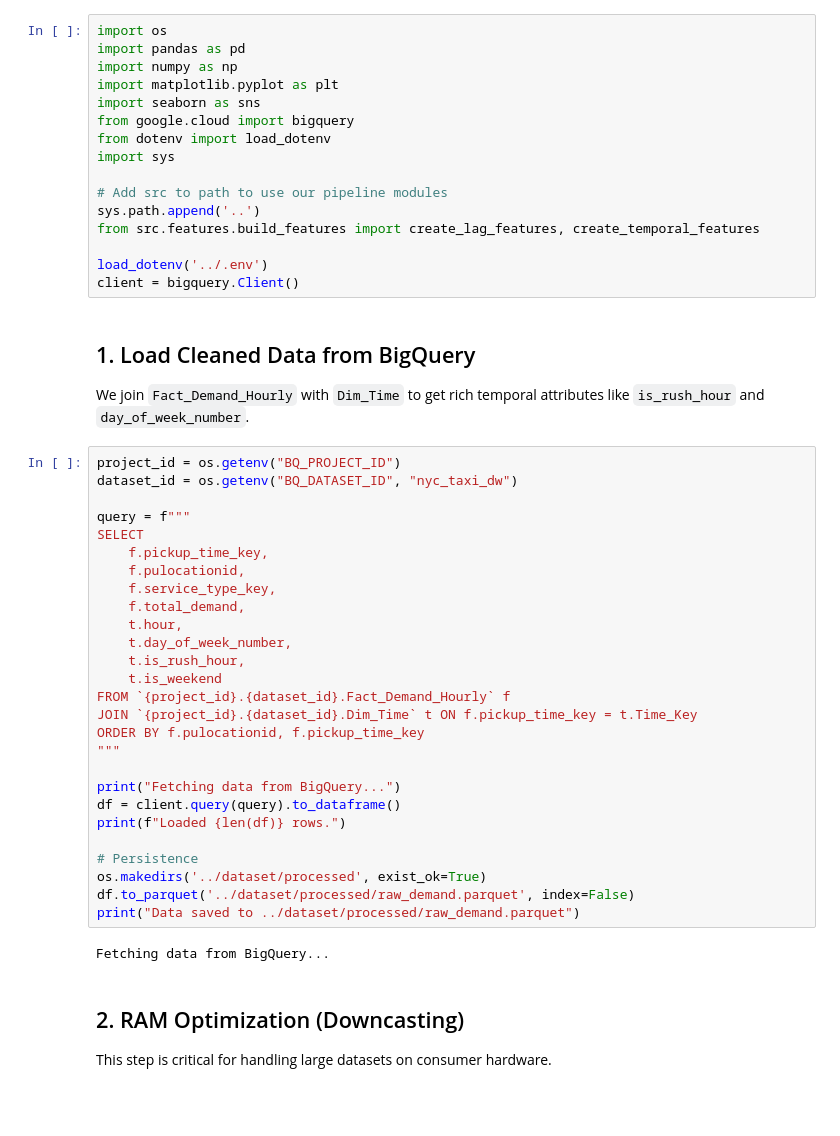
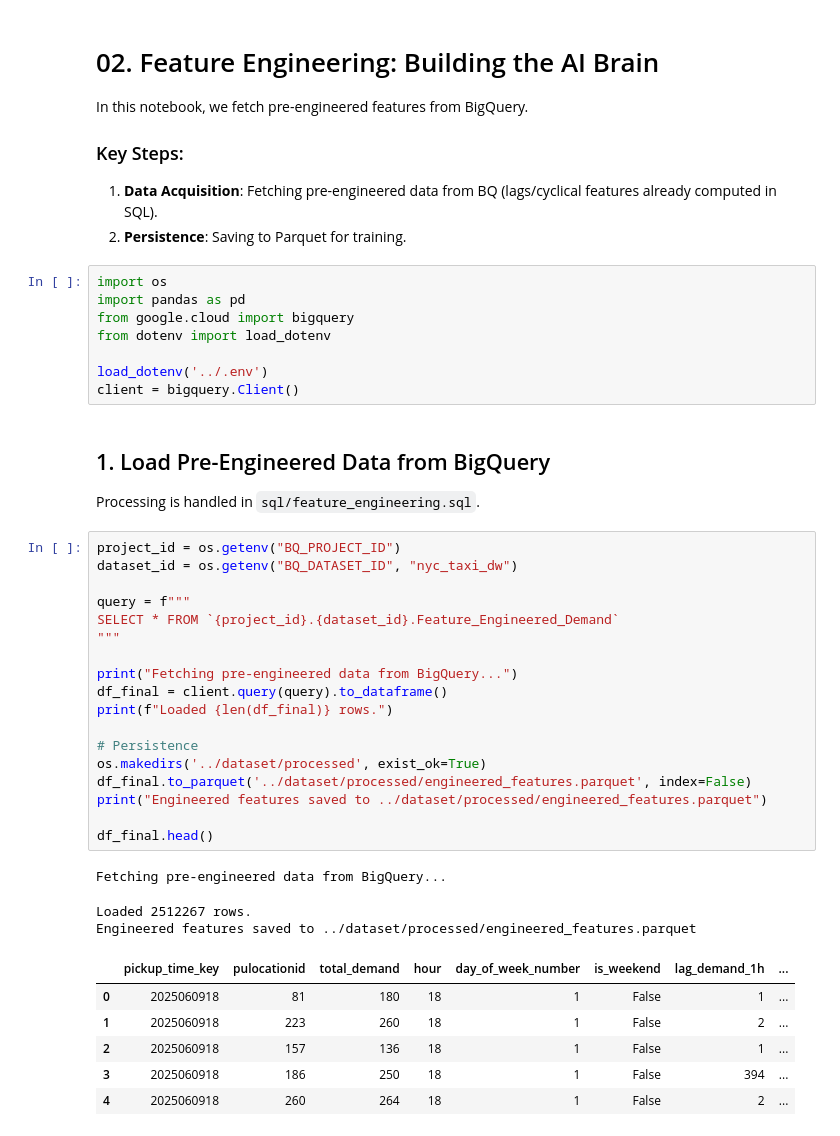
Before and after one commit to thanhtan2210/DW-and-DSS-for-Travel-Demand-Predicttion, a Jupyter notebook: notebooks/02_feature_engineering.ipynb, the cells around one changed output. Drawn from its saved outputs; the diff is of its cells as text; blank space fills up the shorter version.

Commit message:
docs: finalize ML notebooks and add master ML execution script

```diff
--- a/notebooks/02_feature_engineering.ipynb
+++ b/notebooks/02_feature_engineering.ipynb
@@ -12,51 +1,47 @@ In this notebook, we transform raw hourly demand data into a high-signal feature
+# %% [markdown]
+# 02. Feature Engineering: Building the AI Brain
+
+In this notebook, we fetch pre-engineered features from BigQuery.
+
+### Key Steps:
+1. **Data Acquisition**: Fetching pre-engineered data from BQ (lags/cyclical features already computed in SQL).
+2. **Persistence**: Saving to Parquet for training.
 # %%
 import os
 import pandas as pd
-import numpy as np
-import matplotlib.pyplot as plt
-import seaborn as sns
 from google.cloud import bigquery
 from dotenv import load_dotenv
-import sys
-
-# Add src to path to use our pipeline modules
-sys.path.append('..')
-from src.features.build_features import create_lag_features, create_temporal_features
 
 load_dotenv('../.env')
 client = bigquery.Client()
-# %% [markdown]
-## 1. Load Cleaned Data from BigQuery
-We join `Fact_Demand_Hourly` with `Dim_Time` to get rich temporal attributes like `is_rush_hour` and `day_of_week_number`.
+# %% [markdown]
+## 1. Load Pre-Engineered Data from BigQuery
+Processing is handled in `sql/feature_engineering.sql`.
 # %%
 project_id = os.getenv("BQ_PROJECT_ID")
 dataset_id = os.getenv("BQ_DATASET_ID", "nyc_taxi_dw")
 
 query = f"""
-SELECT
-    f.pickup_time_key,
-    f.pulocationid,
-    f.service_type_key,
-    f.total_demand,
-    t.hour,
-    t.day_of_week_number,
-    t.is_rush_hour,
-    t.is_weekend
-FROM `{project_id}.{dataset_id}.Fact_Demand_Hourly` f
-JOIN `{project_id}.{dataset_id}.Dim_Time` t ON f.pickup_time_key = t.Time_Key
-ORDER BY f.pulocationid, f.pickup_time_key
+SELECT * FROM `{project_id}.{dataset_id}.Feature_Engineered_Demand`
 """
 
-print("Fetching data from BigQuery...")
-df = client.query(query).to_dataframe()
-print(f"Loaded {len(df)} rows.")
+print("Fetching pre-engineered data from BigQuery...")
+df_final = client.query(query).to_dataframe()
+print(f"Loaded {len(df_final)} rows.")
 
 # Persistence
 os.makedirs('../dataset/processed', exist_ok=True)
-df.to_parquet('../dataset/processed/raw_demand.parquet', index=False)
-print("Data saved to ../dataset/processed/raw_demand.parquet")
+df_final.to_parquet('../dataset/processed/engineered_features.parquet', index=False)
+print("Engineered features saved to ../dataset/processed/engineered_features.parquet")
+
+df_final.head()
 # %% [output]
-Fetching data from BigQuery...
+Fetching pre-engineered data from BigQuery...
+Loaded 2512267 rows.
+Engineered features saved to ../dataset/processed/engineered_features.parquet
+|  | pickup_time_key | pulocationid | total_demand | hour | day_of_week_number | is_weekend | lag_demand_1h | ... |
+| 0 | 2025060918 | 81 | 180 | 18 | 1 | False | 1 | ... |
+| 1 | 2025060918 | 223 | 260 | 18 | 1 | False | 2 | ... |
+| 2 | 2025060918 | 157 | 136 | 18 | 1 | False | 1 | ... |
+| 3 | 2025060918 | 186 | 250 | 18 | 1 | False | 394 | ... |
+| 4 | 2025060918 | 260 | 264 | 18 | 1 | False | 2 | ... |
-# %% [markdown]
-## 2. RAM Optimization (Downcasting)
-This step is critical for handling large datasets on consumer hardware.
```
Also changed, not shown: parts of 9 cells of this notebook, 4 other files.
